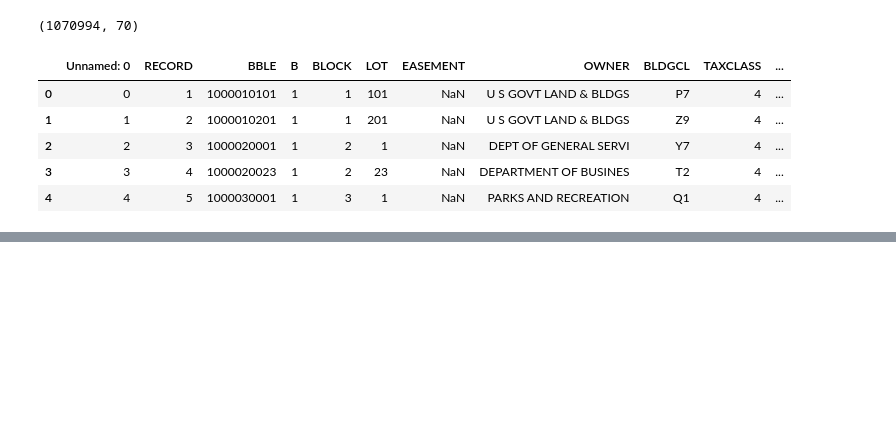
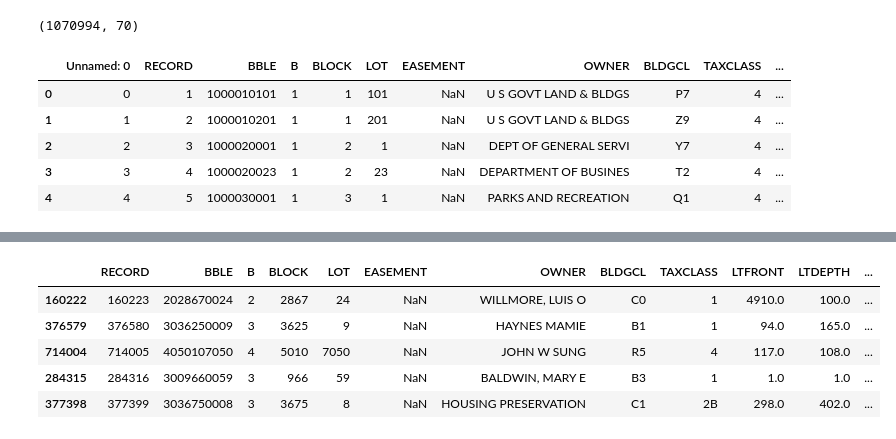
Before and after one commit to moiseiskalua/Business-Analytics, a Jupyter notebook: Fraud Analytics/Project-Modelagem.ipynb, the cells around one changed output, grey strips where cells are left out. Cells and saved outputs as stored; diff of their text form; code cells hidden in the pictures; blank space fills up the shorter version.

```diff
--- a/Fraud Analytics/Project-Modelagem.ipynb
+++ b/Fraud Analytics/Project-Modelagem.ipynb
@@ -779,0 +972,3 @@ df_score1.head()
+# %%
+# Dataframe
+df_score2 = pd.merge(df_score1.iloc[:,1:], df_autoencod.iloc[:,-1], left_index = True, right_index = True)
@@ -779,0 +993,3 @@ df_score1.head()
+# %%
+# Cópia do dataframe
+df_fraudes = df_score2.copy()
@@ -779,0 +1018,10 @@ df_score1.head()
+# %%
+# Organiza os dados
+df_fraudes.sort_values('Rank_Fraud Score 1', ascending = False).head()
+# %% [output]
+|  | RECORD | BBLE | B | BLOCK | LOT | EASEMENT | OWNER | BLDGCL | TAXCLASS | LTFRONT | LTDEPTH | ... |
+| 160222 | 160223 | 2028670024 | 2 | 2867 | 24 | NaN | WILLMORE, LUIS O | C0 | 1 | 4910.0 | 100.0 | ... |
+| 376579 | 376580 | 3036250009 | 3 | 3625 | 9 | NaN | HAYNES MAMIE | B1 | 1 | 94.0 | 165.0 | ... |
+| 714004 | 714005 | 4050107050 | 4 | 5010 | 7050 | NaN | JOHN W SUNG | R5 | 4 | 117.0 | 108.0 | ... |
+| 284315 | 284316 | 3009660059 | 3 | 966 | 59 | NaN | BALDWIN, MARY E | B3 | 1 | 1.0 | 1.0 | ... |
+| 377398 | 377399 | 3036750008 | 3 | 3675 | 8 | NaN | HOUSING PRESERVATION | C1 | 2B | 298.0 | 402.0 | ... |
```
Also changed, not shown: parts of 38 cells of this notebook, 7 other files.
